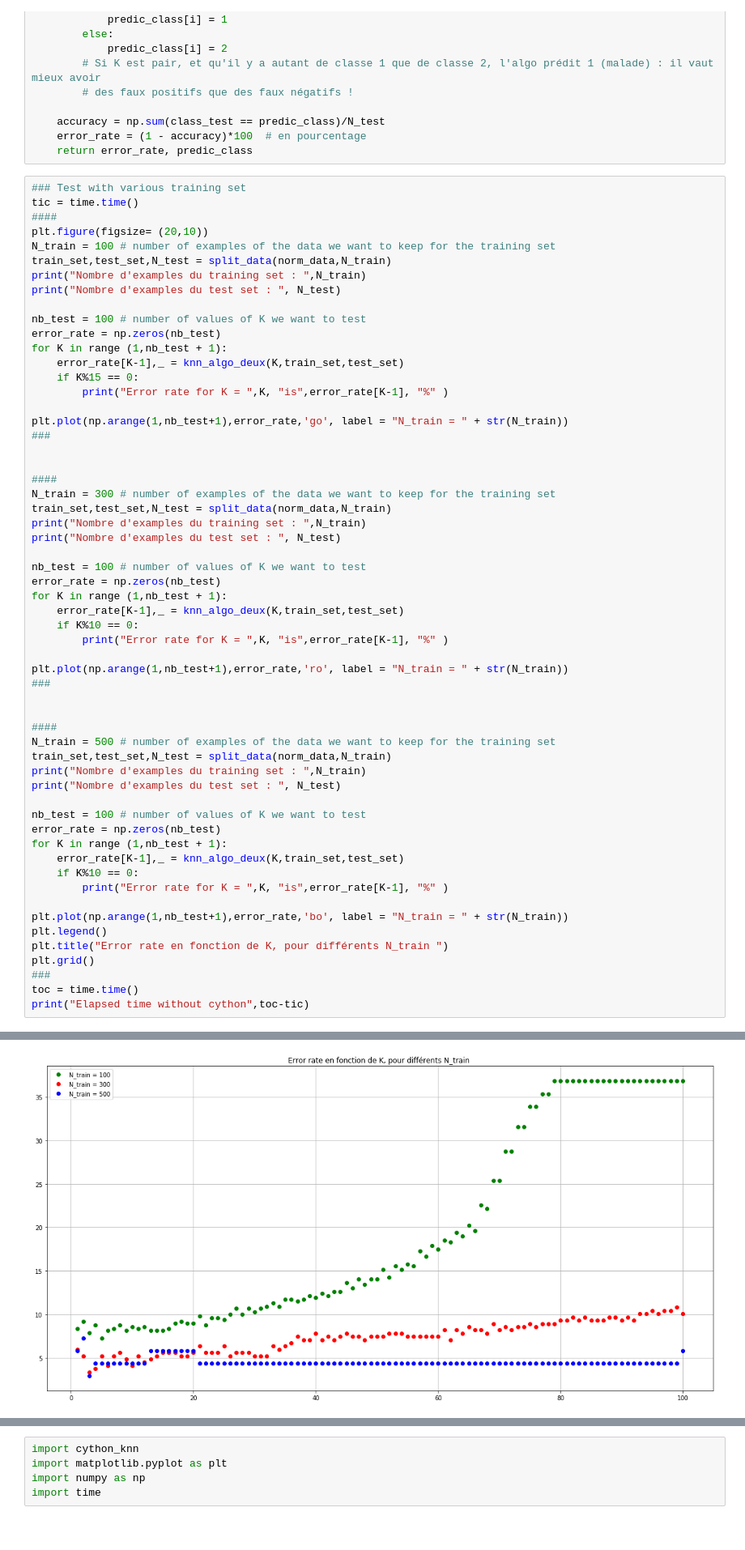
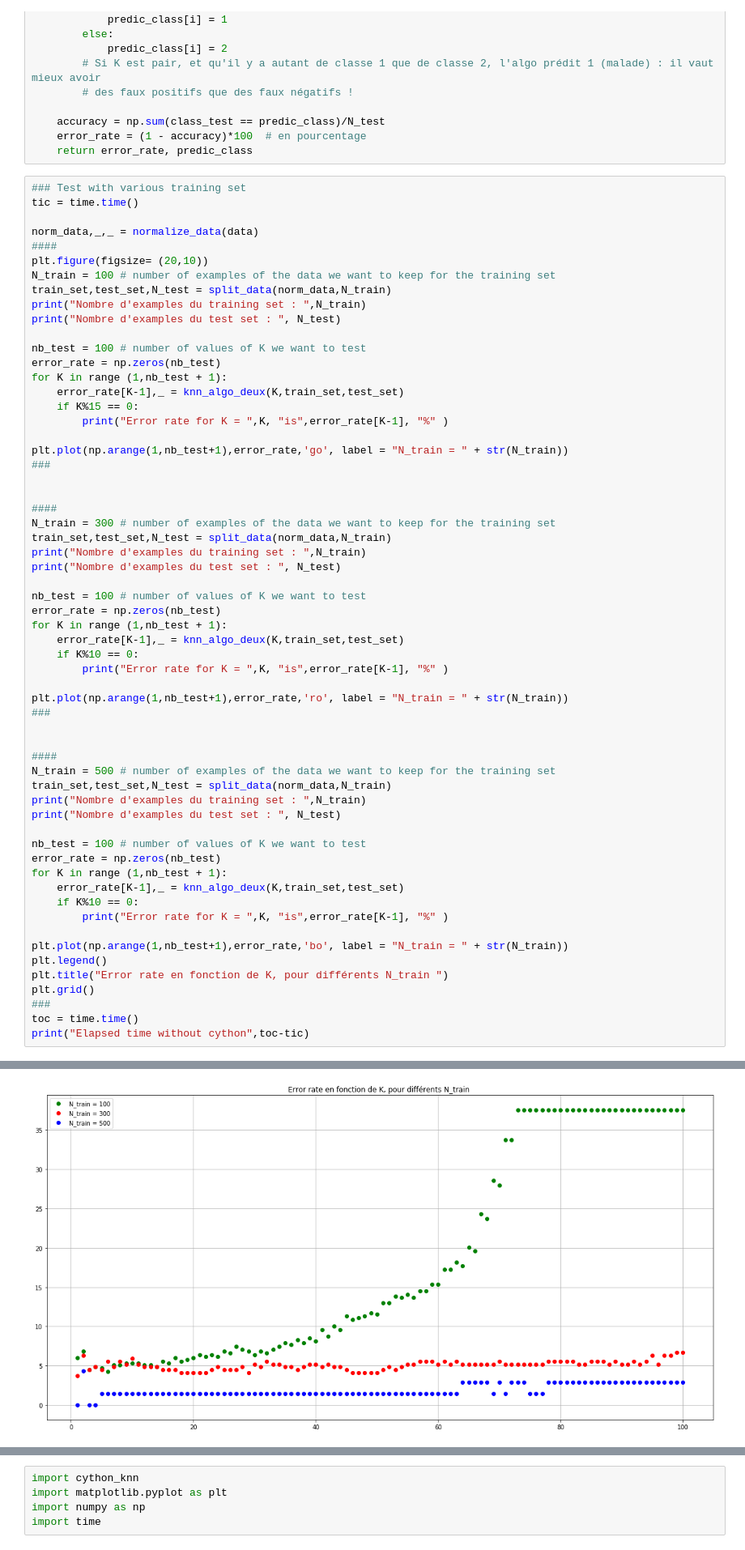
Before and after one commit to cindytrinh/Pyt_tps, a Jupyter notebook: TP4_DUROUCHOUX_TRINH/TP4/TP4_DUROUCHOUX_TRINH.ipynb, the cells around one changed output, grey strips where cells are left out. Shown at 81% size. Drawn from its saved outputs; the diff is of its cells as text.

```diff
--- a/TP4_DUROUCHOUX_TRINH/TP4/TP4_DUROUCHOUX_TRINH.ipynb
+++ b/TP4_DUROUCHOUX_TRINH/TP4/TP4_DUROUCHOUX_TRINH.ipynb
@@ -329,6 +330,8 @@ def knn_algo_deux (K,train_set,test_set):
 # %%
 ### Test with various training set
 tic = time.time()
+
+norm_data,_,_ = normalize_data(data)
 ####
 plt.figure(figsize= (20,10))
 N_train = 100 # number of examples of the data we want to keep for the training set
@@ -405,4 +408,4 @@ Elapsed time without cython 9.547197103500366
-[figure, old version]
+[figure, new version]
 # %% [markdown]
 Si on a un K très grand pour un N_train petit, cela revient à toujours prédire à peu près la même chose. En effet, dans le cas limite où K = N_train, on prédira toujours la classe qui était majoritaire dans le training set. D'où le "plateau" pour la courbe verte à K >= 75 (N_train = 100).
 En effet, pour expliquer cela, dans nos données, nous avons environ 37% de malades. Pour N_train =100 :  il y a de grandes chances que le training_set contienne majoritairement des bénins (classe 2). Ainsi, à partir de K = 75, l'algorithme ne prédit que des bénins (classes 2). Dans notre test_set, on peut supposer qu'il y a environ 37% aussi de malades. (les données étant mélangées avant d'être séparées par la fonction split) Comme l'algorithme prédit toujours classe 2 (bénin), il va se tromper environ 37% des fois. D'où le plateau à environ 37% lorsque K >= 75.
```
Also changed, not shown: parts of 5 cells of this notebook, 1 other file.
